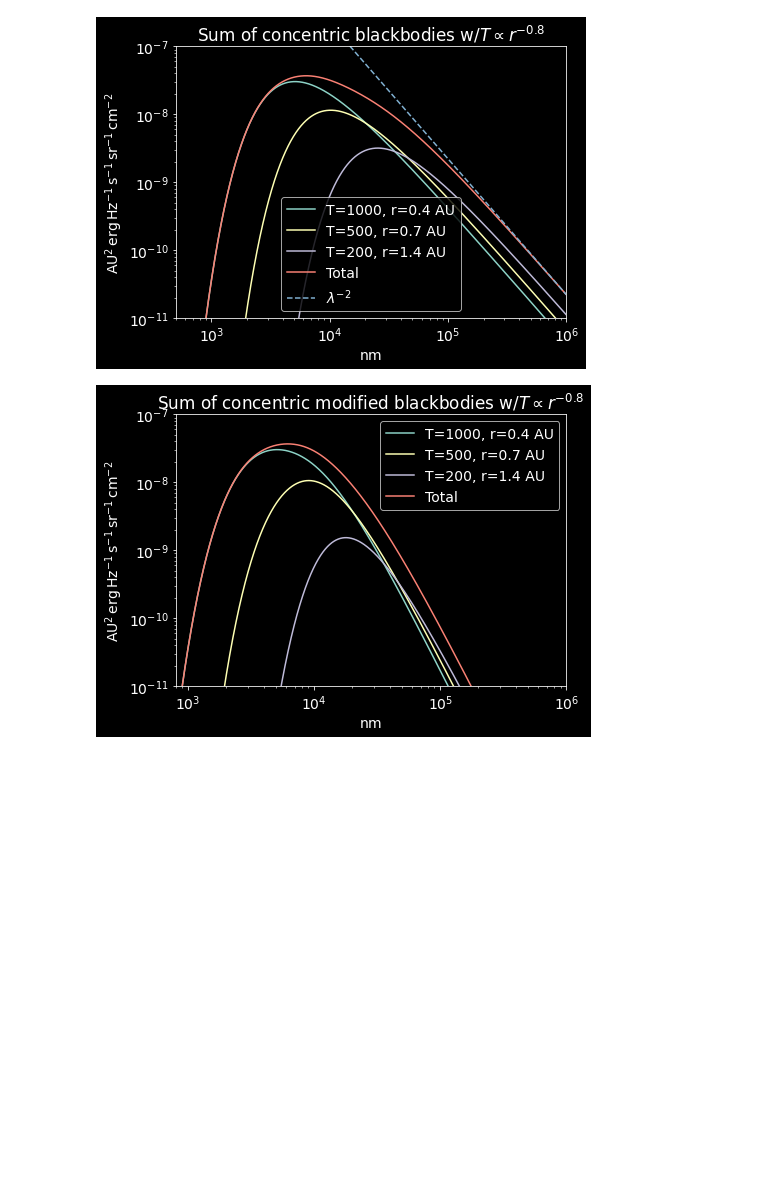
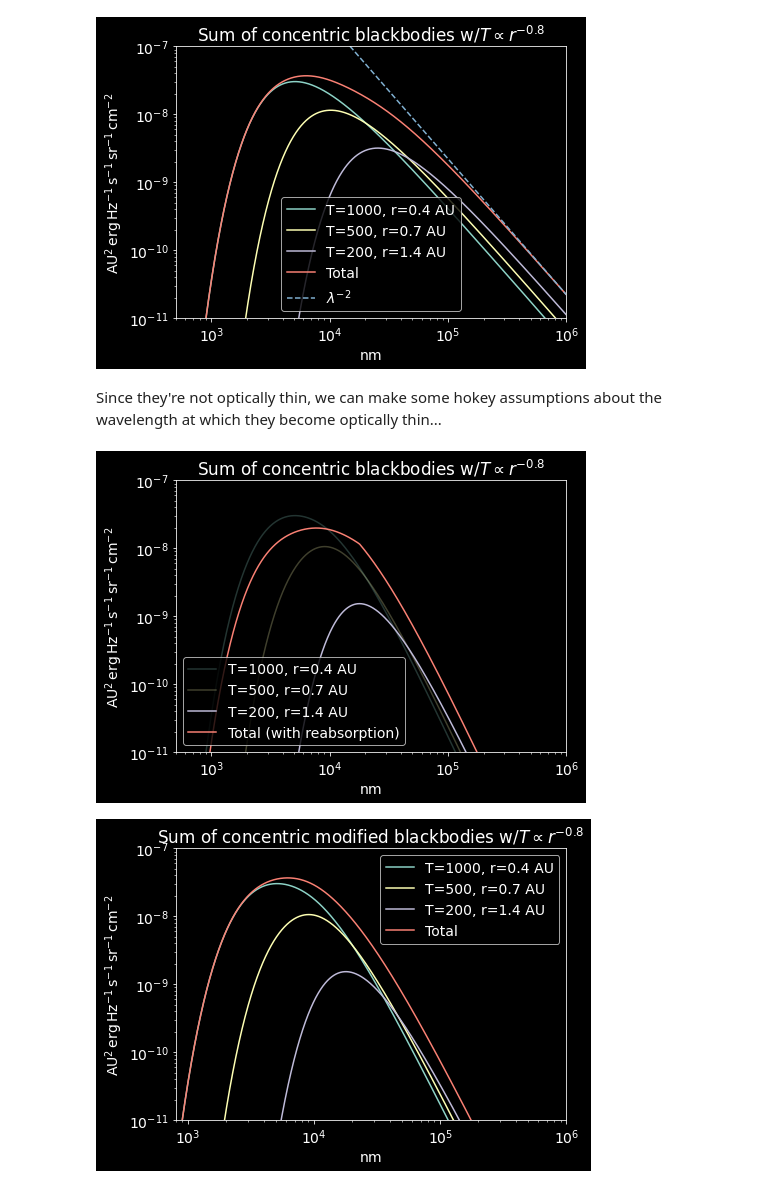
Before and after one commit to keflavich/StarFormationClass, a Jupyter notebook: lectures/Lecture 5 - Protostar Formation.ipynb, the cells around one changed output. Cells and saved outputs as stored; diff of their text form; code cells hidden in the pictures; blank space fills up the shorter version.

```diff
--- a/lectures/Lecture 5 - Protostar Formation.ipynb
+++ b/lectures/Lecture 5 - Protostar Formation.ipynb
@@ -286,6 +288,25 @@ pl.xlim(5e2, 1e6)
 _=pl.title("Sum of concentric blackbodies w/$T\\propto r^{-0.8}$")
 # %% [output]
 [figure]
+# %% [markdown]
+Since they're not optically thin, we can make some hokey assumptions about the wavelength at which they become optically thin...
+# %%
+peak_200 =lam[np.argmax(bb200)]
+bb_thick200sum = bb200 + np.where(lam > peak_200, bb500+bb1000,
+                                  np.exp((lam-peak_200)/peak_200)*(bb500+bb1000))
+
+pl.figure(figsize=(7,5))
+with quantity_support():
+    pl.loglog(lam, bb1000, label=f'T=1000, r={r_1000:0.1f}', alpha=0.25)
+    pl.loglog(lam, bb500, label=f'T=500, r={r_500:0.1f}', alpha=0.25)
+    pl.loglog(lam, bb200, label=f'T=200, r={r_200:0.1f}')
+    pl.loglog(lam, bb_thick200sum, label='Total (with reabsorption)')
+    pl.legend(loc='best')
+pl.ylim(1e-11, 1e-7)
+pl.xlim(5e2, 1e6)
+_=pl.title("Sum of concentric blackbodies w/$T\\propto r^{-0.8}$")
+# %% [output]
+[figure, added]
 # %%
 lam = np.logspace(2.5, 6, int(1e5))*u.nm
 r_1000 = 0.4*u.au
```
Also changed, not shown: parts of 1 cell of this notebook, 1 other file.
